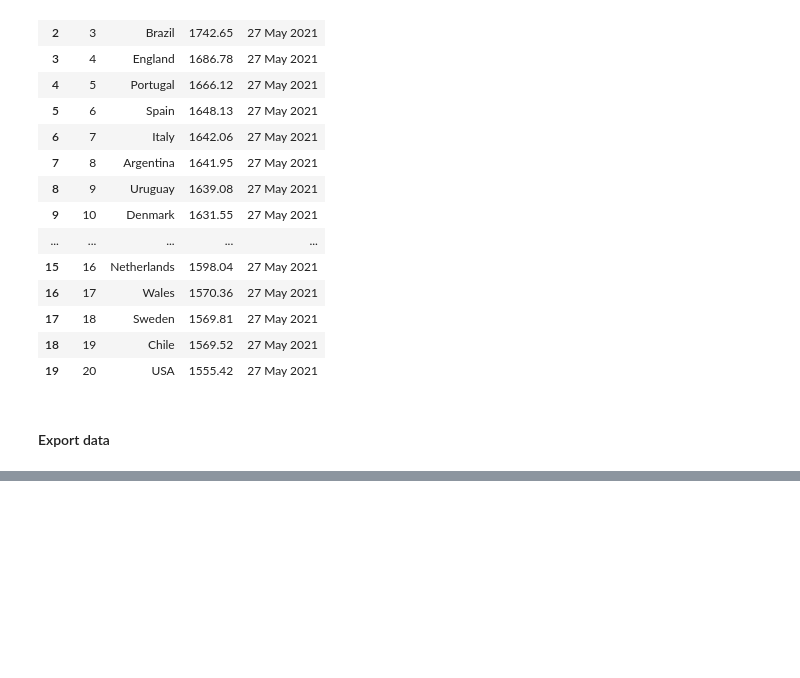
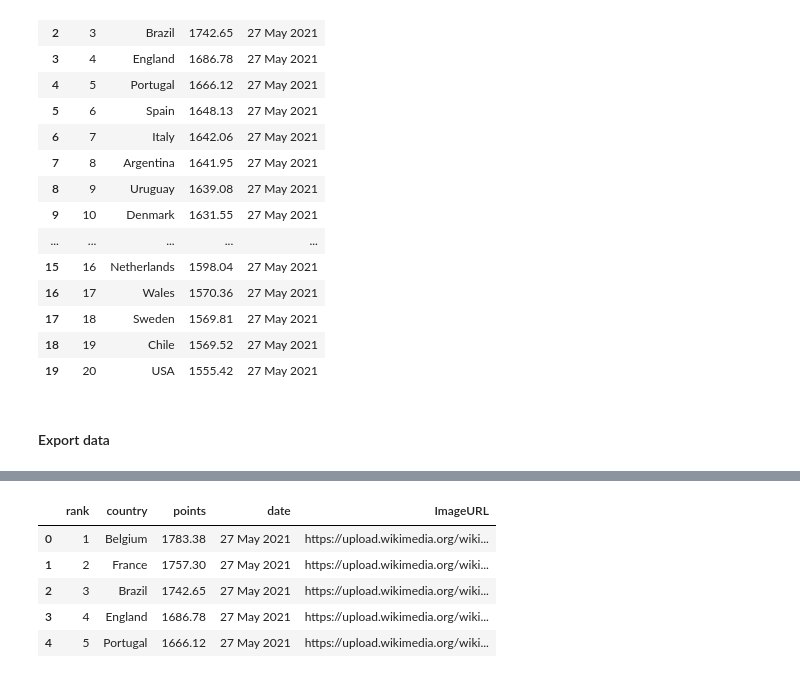
Before and after one commit to kennethleungty/FIFA-Football-World-Rankings, a Jupyter notebook: 01_FIFA_Rankings_Data_Acquisition_Preparation.ipynb, the cells around one changed output, grey strips where cells are left out. Saved outputs shown, nothing was run; the diff lists cells and outputs as text; code cells hidden in the pictures; blank space fills up the shorter version.

```diff
--- a/01_FIFA_Rankings_Data_Acquisition.ipynb
+++ b/01_FIFA_Rankings_Data_Acquisition_Preparation.ipynb
@@ -222,0 +240,13 @@ master_df.head(20)
+# %%
+# Import master dataframe
+master_df = pd.read_csv('./data/FIFA_World_Rankings_Raw_20210610.csv')
+
+# Rename countries of master dataframe
+master_df.replace('USA', 'United States', inplace=True)
+master_df.replace('Korea Republic', 'South Korea', inplace=True)
+master_df.replace('Korea DPR', 'North Korea', inplace=True)
+master_df.replace("Côte d'Ivoire", 'Ivory Coast', inplace=True)
+master_df.replace('Congo DR', 'Democratic Republic of Congo', inplace=True)
+master_df.replace('Congo', 'Republic of Congo', inplace=True)
+master_df.replace('China PR', 'China', inplace=True)
+master_df.replace('IR Iran', 'Iran', inplace=True)
@@ -222,0 +277,9 @@ master_df.head(20)
+# %%
+master_df_flag.head()
+# %% [output]
+|  | rank | country | points | date | ImageURL |
+| 0 | 1 | Belgium | 1783.38 | 27 May 2021 | https://upload.wikimedia.org/wiki... |
+| 1 | 2 | France | 1757.30 | 27 May 2021 | https://upload.wikimedia.org/wiki... |
+| 2 | 3 | Brazil | 1742.65 | 27 May 2021 | https://upload.wikimedia.org/wiki... |
+| 3 | 4 | England | 1686.78 | 27 May 2021 | https://upload.wikimedia.org/wiki... |
+| 4 | 5 | Portugal | 1666.12 | 27 May 2021 | https://upload.wikimedia.org/wiki... |
```
Also changed, not shown: parts of 12 cells of this notebook, 2 other files.
